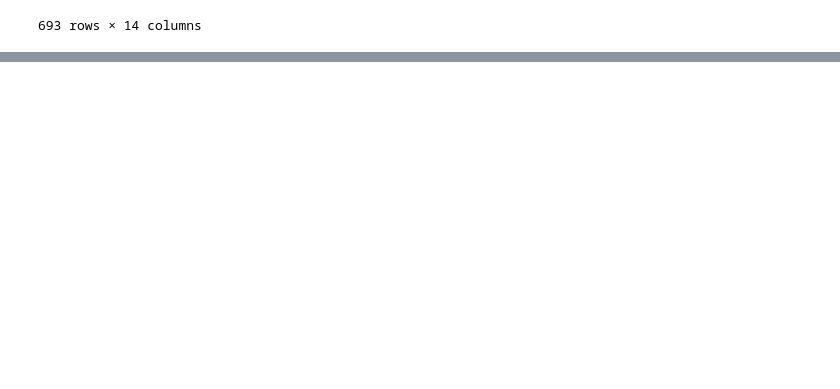
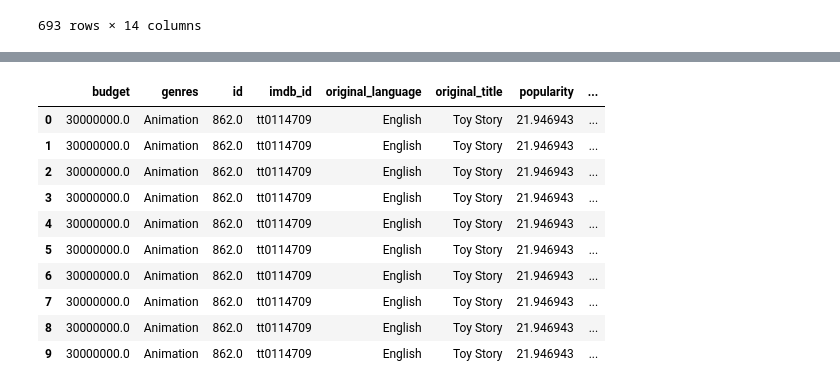
Before and after one commit to sainisheetal/Movie-Recommendation-System, a Jupyter notebook: Code/1.Data_Preprocessing.ipynb, the cells around one changed output, grey strips where cells are left out. Cells and saved outputs as stored; diff of their text form; code cells hidden in the pictures; blank space fills up the shorter version.

```diff
--- a/Code/1.Data_Preprocessing.ipynb
+++ b/Code/1.Data_Preprocessing.ipynb
@@ -175,3 +175,19 @@ df.head()
 | 69 | 19000000 | Horror, Action, Thriller, Crime | 755 | tt0116367 | From Dusk Till Dawn | Seth Gecko and his younger brothe... | /ce0d4kM5KxT4x1Oq8JkSuNYevri.jpg | [{'name': 'A Band Apart', 'id': 5... | ... |
 | 153 | 2000000 | Comedy | 5894 | tt0112541 | Blue in the Face | Auggie runs a small tobacco shop ... | /qa9yf3OlfXbYBb0af0mpawGB6TI.jpg | [{'name': 'Miramax Films', 'id': ... | ... |
 | 178 | 15000000 | Action, Adventure, Science Fictio... | 9070 | tt0113820 | Mighty Morphin Power Rangers: The... | Power up with six incredible teen... | /A3ijhraMN0tvpDnPoyVP7NulkSr.jpg | [{'name': 'Twentieth Century Fox ... | ... |
+# %%
+merged = pd.read_excel('D:\Becode_Projects\Movie-Recommendation-System\The Movies Dataset\movies_mearged_database.xlsx')
+# %%
+merged.head(10)
+# %% [output]
+|  | budget | genres | id | imdb_id | original_language | original_title | popularity | ... |
+| 0 | 30000000.0 | Animation | 862.0 | tt0114709 | English | Toy Story | 21.946943 | ... |
+| 1 | 30000000.0 | Animation | 862.0 | tt0114709 | English | Toy Story | 21.946943 | ... |
+| 2 | 30000000.0 | Animation | 862.0 | tt0114709 | English | Toy Story | 21.946943 | ... |
+| 3 | 30000000.0 | Animation | 862.0 | tt0114709 | English | Toy Story | 21.946943 | ... |
+| 4 | 30000000.0 | Animation | 862.0 | tt0114709 | English | Toy Story | 21.946943 | ... |
+| 5 | 30000000.0 | Animation | 862.0 | tt0114709 | English | Toy Story | 21.946943 | ... |
+| 6 | 30000000.0 | Animation | 862.0 | tt0114709 | English | Toy Story | 21.946943 | ... |
+| 7 | 30000000.0 | Animation | 862.0 | tt0114709 | English | Toy Story | 21.946943 | ... |
+| 8 | 30000000.0 | Animation | 862.0 | tt0114709 | English | Toy Story | 21.946943 | ... |
+| 9 | 30000000.0 | Animation | 862.0 | tt0114709 | English | Toy Story | 21.946943 | ... |
```
Also changed, not shown: 3 other files.
